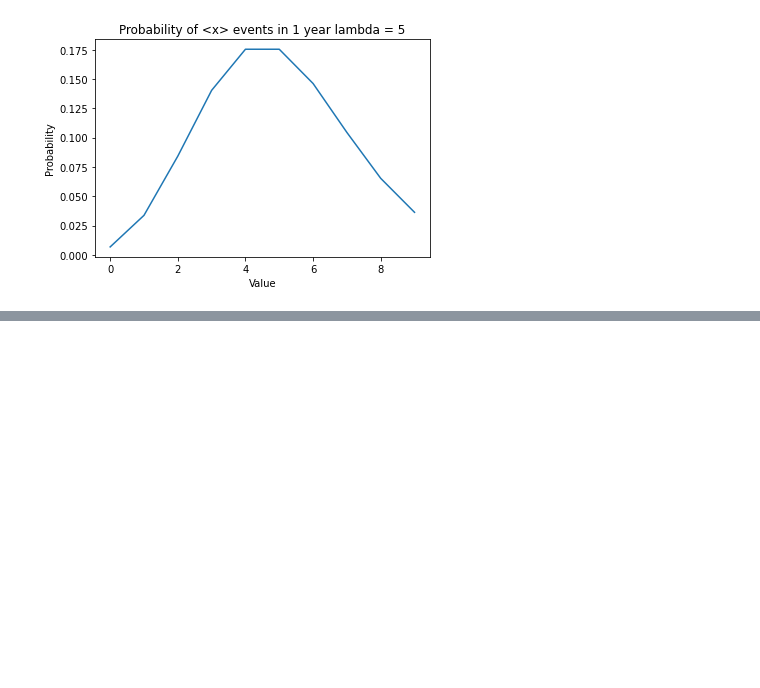
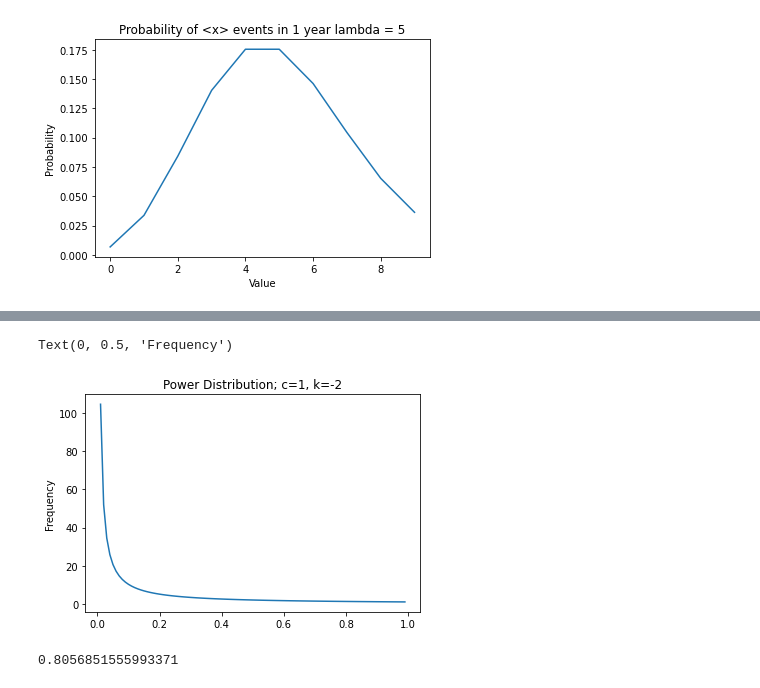
Before and after one commit to FlanFlanagan/misc_python, a Jupyter notebook: distributions.ipynb, the cells around one changed output, grey strips where cells are left out. Drawn from its saved outputs; the diff is of its cells as text; code cells hidden in the pictures; blank space fills up the shorter version.

```diff
--- a/distributions.ipynb
+++ b/distributions.ipynb
@@ -76,0 +113,24 @@ y
+# %%
+def power_dist(x, c, k):
+    v = c * x**k
+    return v
+
+x = np.arange(0.01, 1, 0.01)
+y = power_dist(x, 1, -1.01)
+
+plt.plot(x, y)
+plt.title('Power Distribution; c=1, k=-2')
+plt.ylabel('Frequency')
+# %% [output]
+Text(0, 0.5, 'Frequency')
+[figure, added]
+# %%
+scale = -0.97
+full_range = 100
+x = np.arange(0.01, full_range*0.2, 0.001)
+full = np.arange(0.01, full_range, 0.001)
+y = power_dist(x, 10, scale)
+y_full = power_dist(full, 10, scale)
+y.sum()/y_full.sum()
+# %% [output]
+0.8056851555993371
```
Also changed, not shown: parts of 4 cells of this notebook, 7 other files.
